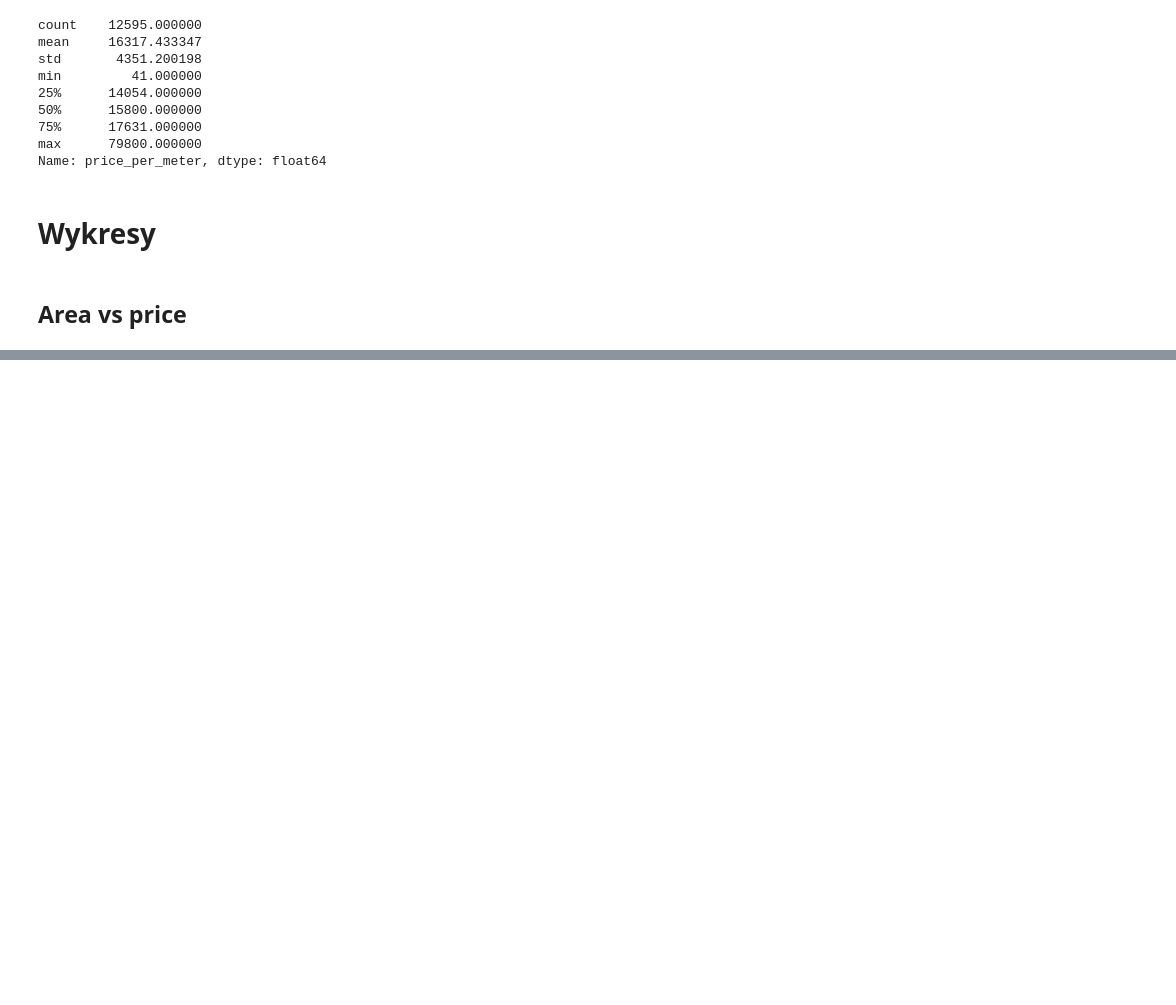
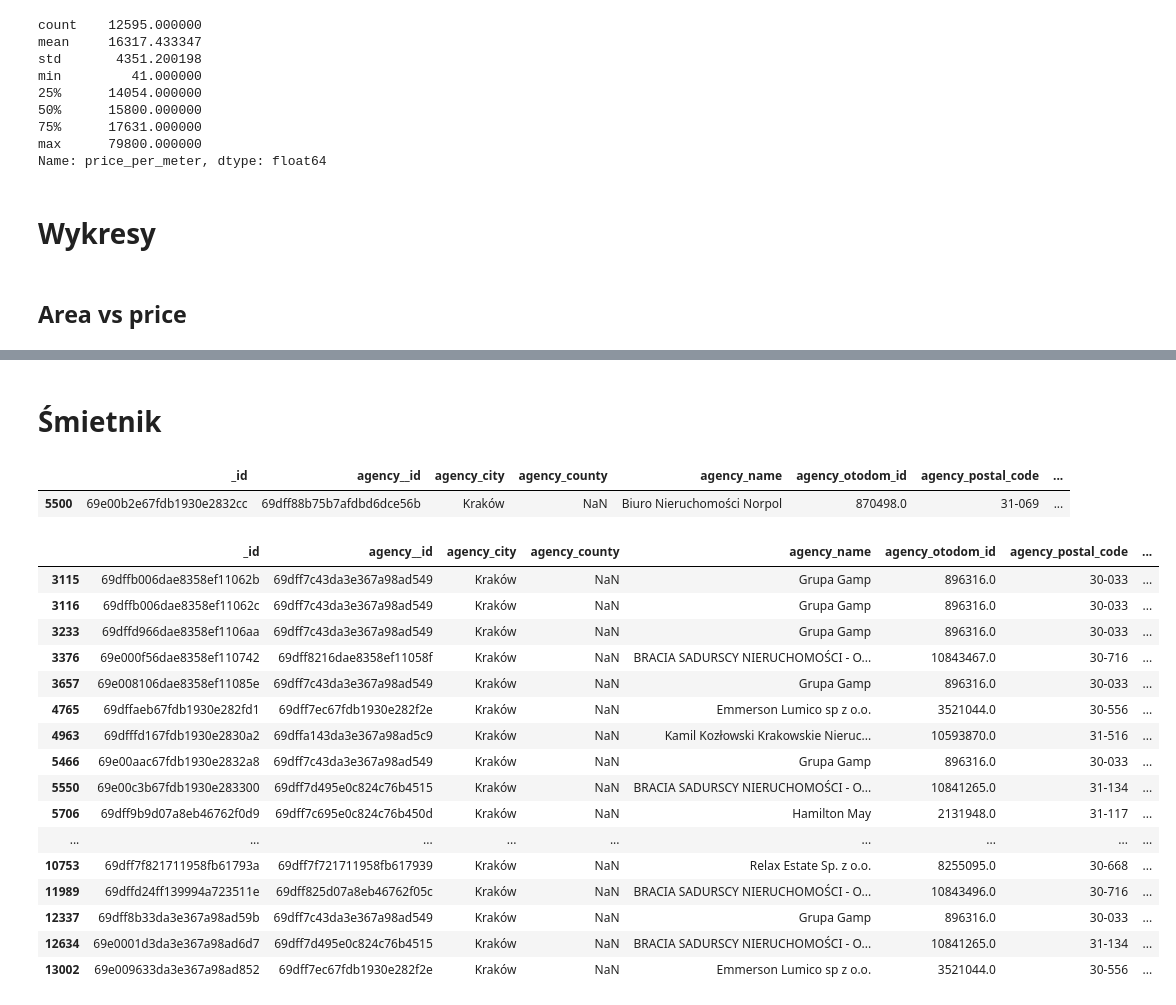
Before and after one commit to Brozi/Otodom-Scraper, a Jupyter notebook: listing-scraper/1.0-jb-eda.ipynb, the cells around one changed output, grey strips where cells are left out. Drawn from its saved outputs; the diff is of its cells as text; code cells hidden in the pictures; blank space fills up the shorter version.

```diff
--- a/listing-scraper/1.0-jb-eda.ipynb
+++ b/listing-scraper/1.0-jb-eda.ipynb
@@ -23,4 +40,24 @@ df.tail()
 # %%
+df['rooms'] = df['rooms'].replace('more',999)
+#-1 - mieszkania z ilością pokoi > 10
+df['rooms'] = df['rooms'].replace(NaN,-2)
+#konwersja rooms do wartości liczbowych
 df['rooms'] = pd.to_numeric(df['rooms'], errors='coerce')
-df['rooms'].value_counts()
-df['rooms_discrete'] = df['rooms'].astype(str)
+df['rooms'] = df['rooms'].astype('Int64')
+df['rooms'] = df['rooms'].replace(-2,NaN)
+#Utworzenie rooms clean - tylko wartości liczbowe
+df['rooms_clean'] = df['rooms'].replace(999, NaN)
+#utworzenie zmiennej kategorialnej rooms_discrete
+df['rooms_discrete'] = df['rooms'].astype('Int64').astype(str)
+df['rooms_discrete'] = df['rooms_discrete'].replace('999', 'More than 10')
+df['rooms_discrete'] = df['rooms_discrete'].replace('<NA>', np.nan)
+df['rooms_discrete'] = df['rooms_discrete'].replace('nan', np.nan)
+df['rooms_discrete'] = pd.Categorical(
+    df['rooms_discrete'],
+    categories = correct_order,
+    ordered=True)
+print(df['rooms_discrete'].value_counts(dropna=False))
+#Zamiana 999 w sorted rooms na 'More than 10'
+# target_index = sorted_rooms.index('999')
+# sorted_rooms[target_index] = 'More than 10'
+#Zamiana wcześniej ustalonego kodu '-1' na wartość 'More than 10'
@@ -193,0 +309,28 @@ plt.show()
+# %% [markdown]
+# Śmietnik
+# %%
+df[df['rent']>70000]
+# %% [output]
+|  | _id | agency__id | agency_city | agency_county | agency_name | agency_otodom_id | agency_postal_code | ... |
+| 5500 | 69e00b2e67fdb1930e2832cc | 69dff88b75b7afdbd6dce56b | Kraków | NaN | Biuro Nieruchomości Norpol | 870498.0 | 31-069 | ... |
+# %%
+#df[df['rent']<10].count()
+df[(df['rent']<10) & (df['rent']>0)]
+# %% [output]
+|  | _id | agency__id | agency_city | agency_county | agency_name | agency_otodom_id | agency_postal_code | ... |
+| 3115 | 69dffb006dae8358ef11062b | 69dff7c43da3e367a98ad549 | Kraków | NaN | Grupa Gamp | 896316.0 | 30-033 | ... |
+| 3116 | 69dffb006dae8358ef11062c | 69dff7c43da3e367a98ad549 | Kraków | NaN | Grupa Gamp | 896316.0 | 30-033 | ... |
+| 3233 | 69dffd966dae8358ef1106aa | 69dff7c43da3e367a98ad549 | Kraków | NaN | Grupa Gamp | 896316.0 | 30-033 | ... |
+| 3376 | 69e000f56dae8358ef110742 | 69dff8216dae8358ef11058f | Kraków | NaN | BRACIA SADURSCY NIERUCHOMOŚCI - O... | 10843467.0 | 30-716 | ... |
+| 3657 | 69e008106dae8358ef11085e | 69dff7c43da3e367a98ad549 | Kraków | NaN | Grupa Gamp | 896316.0 | 30-033 | ... |
+| 4765 | 69dffaeb67fdb1930e282fd1 | 69dff7ec67fdb1930e282f2e | Kraków | NaN | Emmerson Lumico sp z o.o. | 3521044.0 | 30-556 | ... |
+| 4963 | 69dfffd167fdb1930e2830a2 | 69dffa143da3e367a98ad5c9 | Kraków | NaN | Kamil Kozłowski Krakowskie Nieruc... | 10593870.0 | 31-516 | ... |
+| 5466 | 69e00aac67fdb1930e2832a8 | 69dff7c43da3e367a98ad549 | Kraków | NaN | Grupa Gamp | 896316.0 | 30-033 | ... |
+| 5550 | 69e00c3b67fdb1930e283300 | 69dff7d495e0c824c76b4515 | Kraków | NaN | BRACIA SADURSCY NIERUCHOMOŚCI - O... | 10841265.0 | 31-134 | ... |
+| 5706 | 69dff9b9d07a8eb46762f0d9 | 69dff7c695e0c824c76b450d | Kraków | NaN | Hamilton May | 2131948.0 | 31-117 | ... |
+| ... | ... | ... | ... | ... | ... | ... | ... | ... |
+| 10753 | 69dff7f821711958fb61793a | 69dff7f721711958fb617939 | Kraków | NaN | Relax Estate Sp. z o.o. | 8255095.0 | 30-668 | ... |
+| 11989 | 69dffd24ff139994a723511e | 69dff825d07a8eb46762f05c | Kraków | NaN | BRACIA SADURSCY NIERUCHOMOŚCI - O... | 10843496.0 | 30-716 | ... |
+| 12337 | 69dff8b33da3e367a98ad59b | 69dff7c43da3e367a98ad549 | Kraków | NaN | Grupa Gamp | 896316.0 | 30-033 | ... |
+| 12634 | 69e0001d3da3e367a98ad6d7 | 69dff7d495e0c824c76b4515 | Kraków | NaN | BRACIA SADURSCY NIERUCHOMOŚCI - O... | 10841265.0 | 31-134 | ... |
+| 13002 | 69e009633da3e367a98ad852 | 69dff7ec67fdb1930e282f2e | Kraków | NaN | Emmerson Lumico sp z o.o. | 3521044.0 | 30-556 | ... |
```
Also changed, not shown: parts of 13 cells of this notebook.
